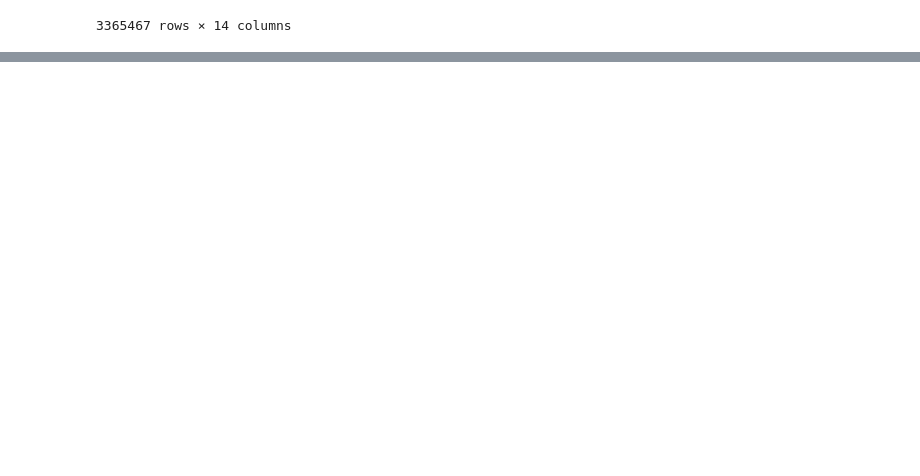
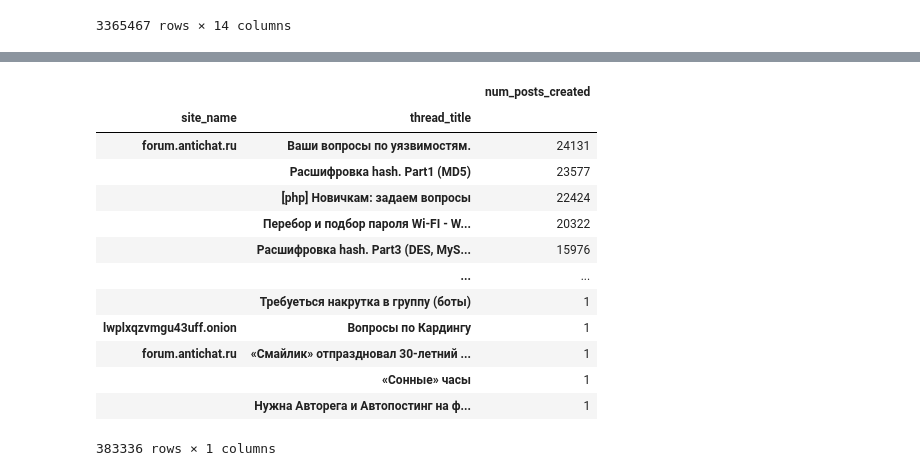
Before and after one commit to fmorenovr/crimepy, a Jupyter notebook: notebooks/3_DB_Statistics.ipynb, the cells around one changed output, grey strips where cells are left out. Saved outputs shown, nothing was run; the diff lists cells and outputs as text; code cells hidden in the pictures; blank space fills up the shorter version.

```diff
--- a/notebooks/3_DB_Statistics.ipynb
+++ b/notebooks/3_DB_Statistics.ipynb
@@ -856,0 +841,29 @@ posts_df
+# %%
+post_thread_board_df = pd.pivot_table(posts_threads_df[["site_name", "thread_title", "thread_id", "post_id"]].drop_duplicates(),
+                                 index=["site_name", "thread_title", "thread_id"],
+                                 values=["post_id"],
+                                 aggfunc={
+                                     "post_id":len
+                                 }
+                                ).sort_values(by="post_id", ascending=False)#.reset_index(level=0)
+post_thread_board_df.rename(columns={"post_id":"num_posts_created"}, inplace=True)
+post_thread_board_df.reset_index(inplace=True)
+post_thread_board_df.set_index(["site_name", "thread_title"], inplace=True)
+post_thread_board_df.drop_duplicates(inplace=True)
+post_thread_board_df.drop(columns=['thread_id'], inplace=True)
+post_thread_board_df
+# %% [output]
+|  |  | num_posts_created |
+| site_name | thread_title |  |
+| forum.antichat.ru | Ваши вопросы по уязвимостям. | 24131 |
+|  | Расшифровка hash. Part1 (MD5) | 23577 |
+|  | [php] Новичкам: задаем вопросы | 22424 |
+|  | Перебор и подбор пароля Wi-FI - W... | 20322 |
+|  | Расшифровка hash. Part3 (DES, MyS... | 15976 |
+|  | ... | ... |
+|  | Требуеться накрутка в группу (боты) | 1 |
+| lwplxqzvmgu43uff.onion | Вопросы по Кардингу | 1 |
+| forum.antichat.ru | «Смайлик» отпраздновал 30-летний ... | 1 |
+|  | «Сонные» часы | 1 |
+|  | Нужна Авторега и Автопостинг на ф... | 1 |
+383336 rows × 1 columns
```
Also changed, not shown: parts of 8 cells of this notebook, 3 other files.
